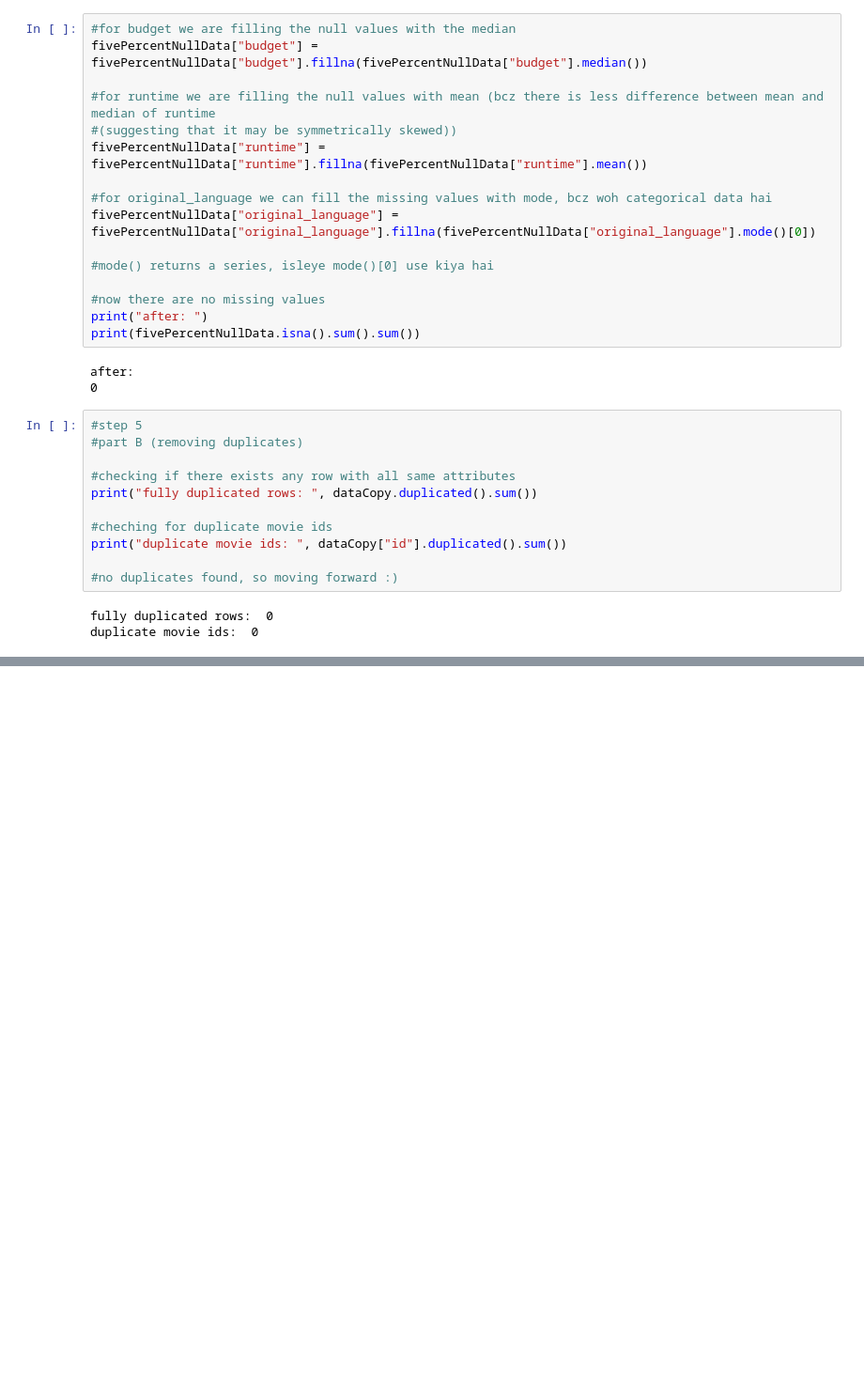
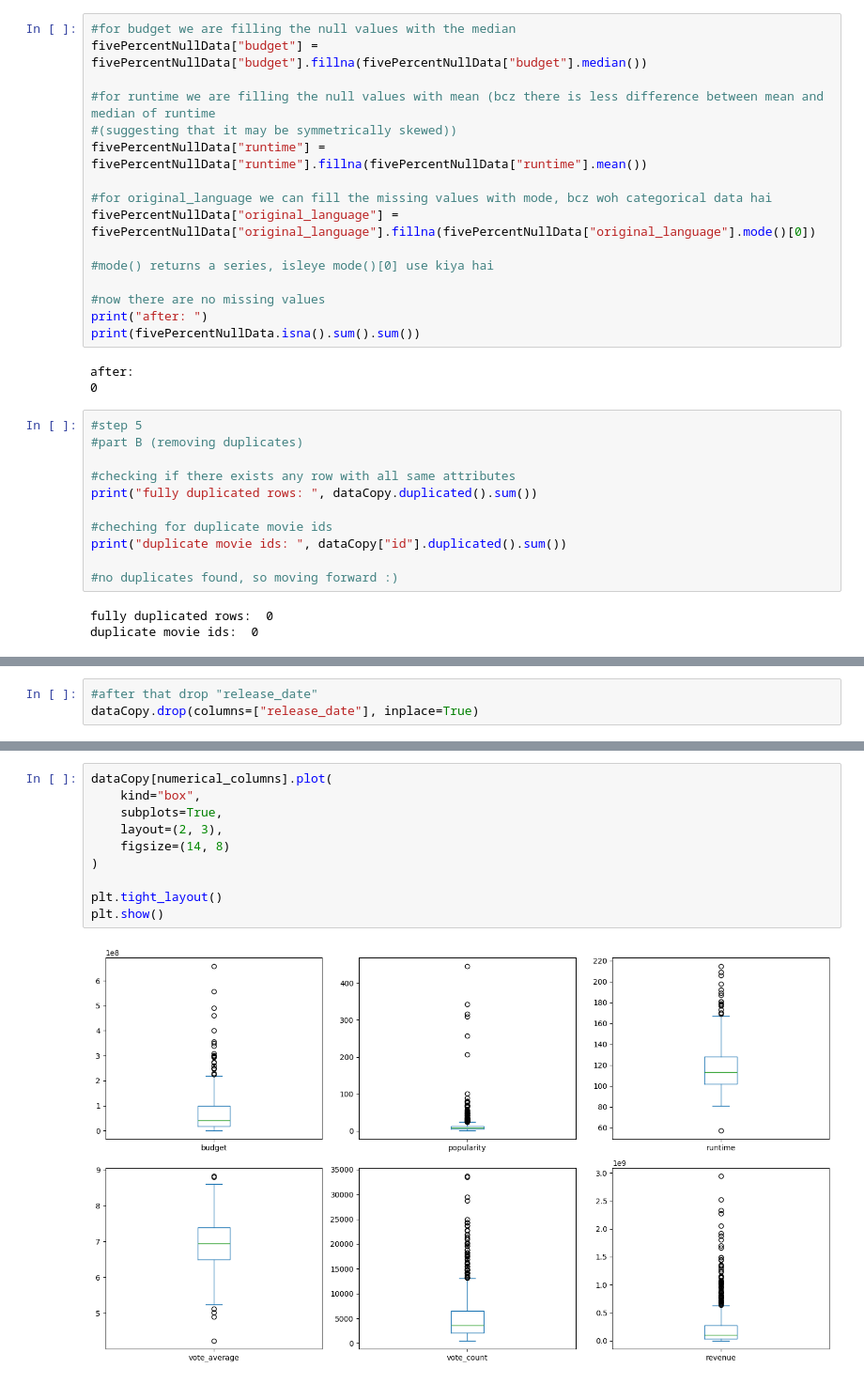
Before and after one commit to ZainabSultan2005/MLmodels, a Jupyter notebook: Copy_of_PAI_Project.ipynb, the cells around one changed output, grey strips where cells are left out. Shown at 94% size. Drawn from its saved outputs; the diff is of its cells as text; blank space fills up the shorter version.

```diff
--- a/Copy_of_PAI_Project.ipynb
+++ b/Copy_of_PAI_Project.ipynb
@@ -582,0 +865,3 @@ encoder = OneHotEncoder()
+# %%
+#after that drop "release_date"
+dataCopy.drop(columns=["release_date"], inplace=True)
@@ -582,0 +1036,12 @@ encoder = OneHotEncoder()
+# %%
+dataCopy[numerical_columns].plot(
+    kind="box",
+    subplots=True,
+    layout=(2, 3),
+    figsize=(14, 8)
+)
+
+plt.tight_layout()
+plt.show()
+# %% [output]
+[figure, added]
```
Also changed, not shown: parts of 67 cells of this notebook.
